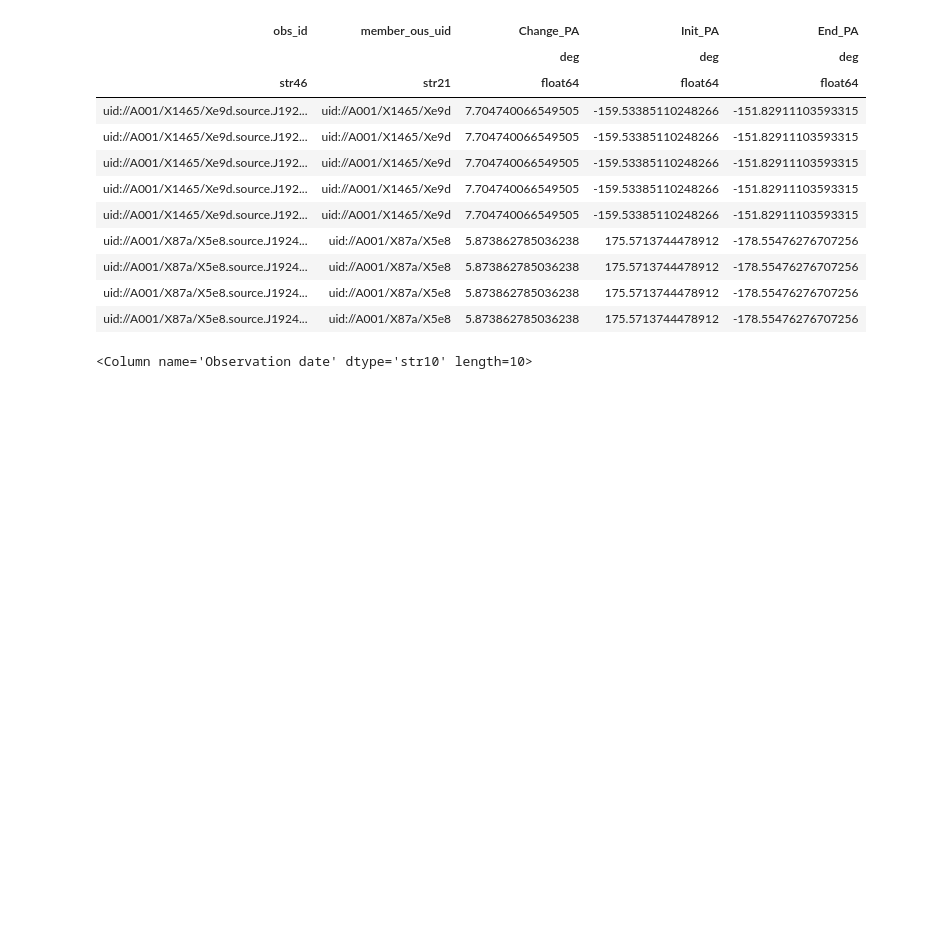
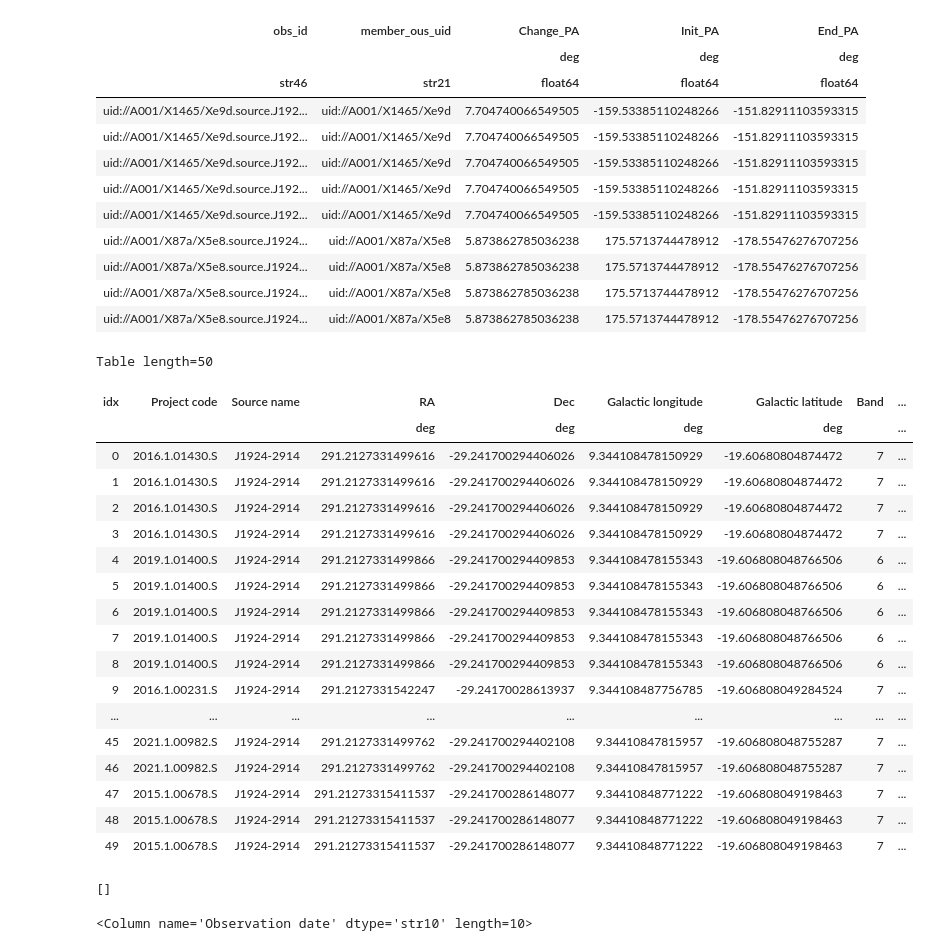
Before and after one commit to peterlai500/QuasarPolarization, a Jupyter notebook: casa_version.ipynb, the cells around one changed output. Cells and saved outputs as stored; diff of their text form; code cells hidden in the pictures; blank space fills up the shorter version.

Commit message:
done untar, working versioncheck

```diff
--- a/casa_version.ipynb
+++ b/casa_version.ipynb
@@ -284,6 +284,28 @@ QTable length=9
 date = data_1924.ALMA_table['Observation date']
 # %%
 Uids = data_1924.ObsCore_table['member_ous_uid']
+# %%
+data_1924.ALMA_table.show_in_notebook()
+# %% [output]
+Table length=50
+| idx | Project code | Source name | RA | Dec | Galactic longitude | Galactic latitude | Band | ... |
+|  |  |  | deg | deg | deg | deg |  | ... |
+| 0 | 2016.1.01430.S | J1924-2914 | 291.2127331499616 | -29.241700294406026 | 9.344108478150929 | -19.60680804874472 | 7 | ... |
+| 1 | 2016.1.01430.S | J1924-2914 | 291.2127331499616 | -29.241700294406026 | 9.344108478150929 | -19.60680804874472 | 7 | ... |
+| 2 | 2016.1.01430.S | J1924-2914 | 291.2127331499616 | -29.241700294406026 | 9.344108478150929 | -19.60680804874472 | 7 | ... |
+| 3 | 2016.1.01430.S | J1924-2914 | 291.2127331499616 | -29.241700294406026 | 9.344108478150929 | -19.60680804874472 | 7 | ... |
+| 4 | 2019.1.01400.S | J1924-2914 | 291.2127331499866 | -29.241700294409853 | 9.344108478155343 | -19.606808048766506 | 6 | ... |
+| 5 | 2019.1.01400.S | J1924-2914 | 291.2127331499866 | -29.241700294409853 | 9.344108478155343 | -19.606808048766506 | 6 | ... |
+| 6 | 2019.1.01400.S | J1924-2914 | 291.2127331499866 | -29.241700294409853 | 9.344108478155343 | -19.606808048766506 | 6 | ... |
+| 7 | 2019.1.01400.S | J1924-2914 | 291.2127331499866 | -29.241700294409853 | 9.344108478155343 | -19.606808048766506 | 6 | ... |
+| 8 | 2019.1.01400.S | J1924-2914 | 291.2127331499866 | -29.241700294409853 | 9.344108478155343 | -19.606808048766506 | 6 | ... |
+| 9 | 2016.1.00231.S | J1924-2914 | 291.2127331542247 | -29.24170028613937 | 9.344108487756785 | -19.606808049284524 | 7 | ... |
+| ... | ... | ... | ... | ... | ... | ... | ... | ... |
+| 45 | 2021.1.00982.S | J1924-2914 | 291.2127331499762 | -29.241700294402108 | 9.34410847815957 | -19.606808048755287 | 7 | ... |
+| 46 | 2021.1.00982.S | J1924-2914 | 291.2127331499762 | -29.241700294402108 | 9.34410847815957 | -19.606808048755287 | 7 | ... |
+| 47 | 2015.1.00678.S | J1924-2914 | 291.21273315411537 | -29.241700286148077 | 9.34410848771222 | -19.606808049198463 | 7 | ... |
+| 48 | 2015.1.00678.S | J1924-2914 | 291.21273315411537 | -29.241700286148077 | 9.34410848771222 | -19.606808049198463 | 7 | ... |
+| 49 | 2015.1.00678.S | J1924-2914 | 291.21273315411537 | -29.241700286148077 | 9.34410848771222 | -19.606808049198463 | 7 | ... |
 # %%
 Dates = np.unique(date)
 versions = []
@@ -315,6 +336,10 @@ for d in Dates:
     elif yyyy == 2019:
 
         pass
+# %%
+print(versions)
+# %% [output]
+[]
 # %%
 Dates
 # %% [output]
```
Also changed, not shown: parts of 1 cell of this notebook, 3 other files.
